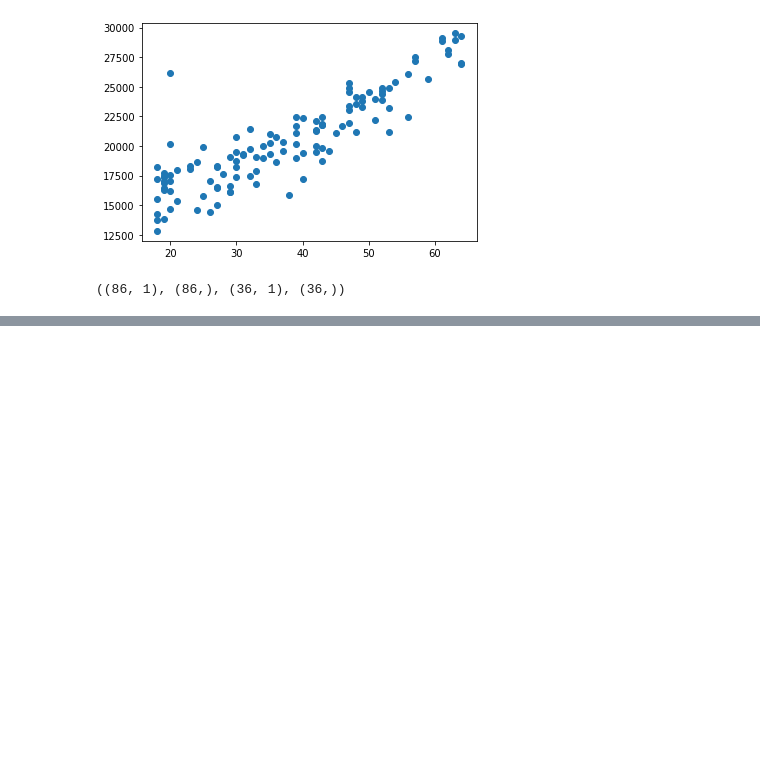
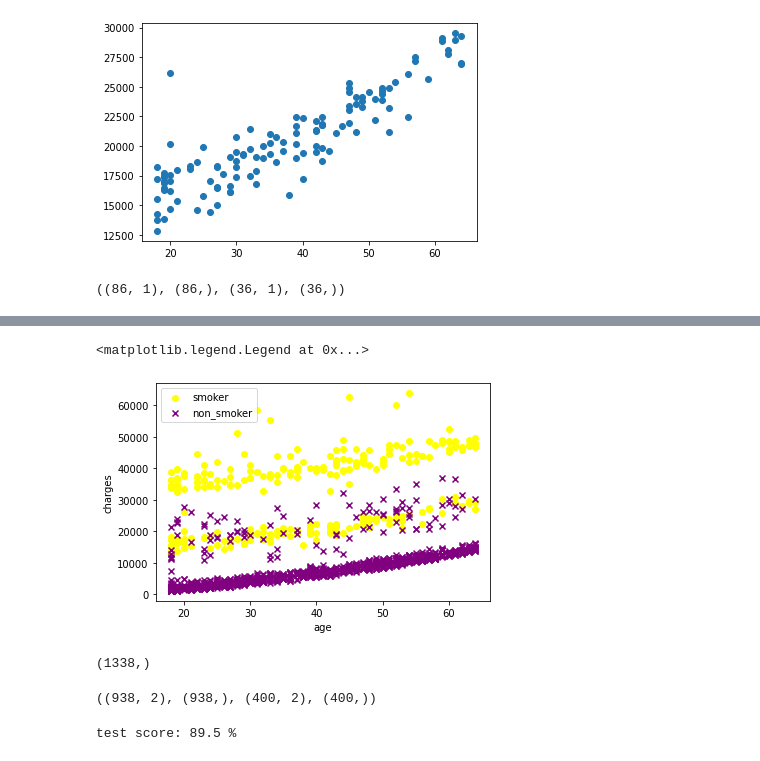
Before and after one commit to nhattminh160901/Do_An_2022, a Jupyter notebook: doan.ipynb, the cells around one changed output, grey strips where cells are left out. Drawn from its saved outputs; the diff is of its cells as text; code cells hidden in the pictures; blank space fills up the shorter version.

```diff
--- a/doan.ipynb
+++ b/doan.ipynb
@@ -228,0 +229,7 @@ rmse(y_test2, y_pred2)
+# %%
+from sklearn.preprocessing import LabelEncoder
+le = LabelEncoder()
+df2 = df
+le.fit(df2.smoker.drop_duplicates())
+df2.smoker = le.transform(df2.smoker)
+df2
@@ -228,0 +250,13 @@ rmse(y_test2, y_pred2)
+# %%
+smoker = df2[df2.smoker==1]
+non_smoker = df2[df2.smoker==0]
+# %%
+fig, ax = plt.subplots()
+ax.scatter(smoker["age"], smoker["charges"], label="smoker", color="yellow")
+ax.scatter(non_smoker["age"], non_smoker["charges"], label="non_smoker", marker="x", color="purple")
+ax.set_xlabel("age")
+ax.set_ylabel("charges")
+ax.legend()
+# %% [output]
+<matplotlib.legend.Legend at 0x...>
+[figure, added]
@@ -228,0 +267,5 @@ rmse(y_test2, y_pred2)
+# %%
+data_smoker_y = df2.smoker.values
+data_smoker_y.shape
+# %% [output]
+(1338,)
@@ -228,0 +277,13 @@ rmse(y_test2, y_pred2)
+# %%
+train3 = np.concatenate(sfdt3[:7])
+test3 = np.concatenate(sfdt3[7:])
+x_train3, y_train3 = train3[:, :2], train3[:, 2]
+x_test3, y_test3 = test3[:, :2], test3[:, 2]
+x_train3.shape, y_train3.shape, x_test3.shape, y_test3.shape
+# %% [output]
+((938, 2), (938,), (400, 2), (400,))
+# %%
+logreg = linear_model.LogisticRegression().fit(x_train3, y_train3)
+print("test score:", 100*logreg.score(x_test3, y_test3), "%")
+# %% [output]
+test score: 89.5 %
```
Also changed, not shown: parts of 20 cells of this notebook.
